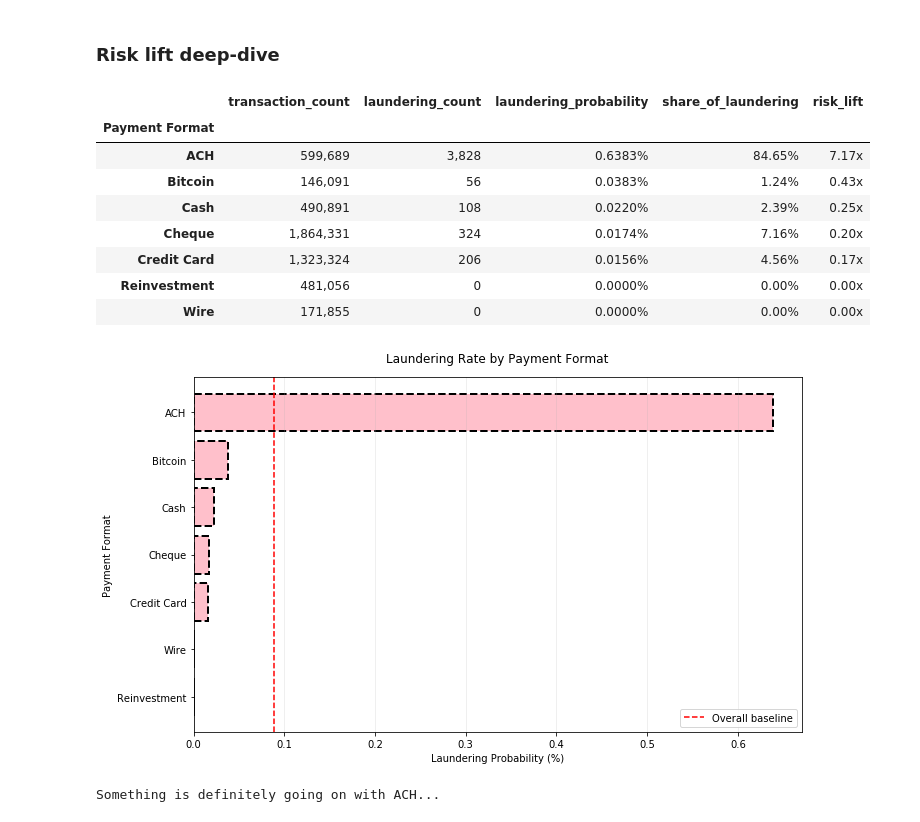
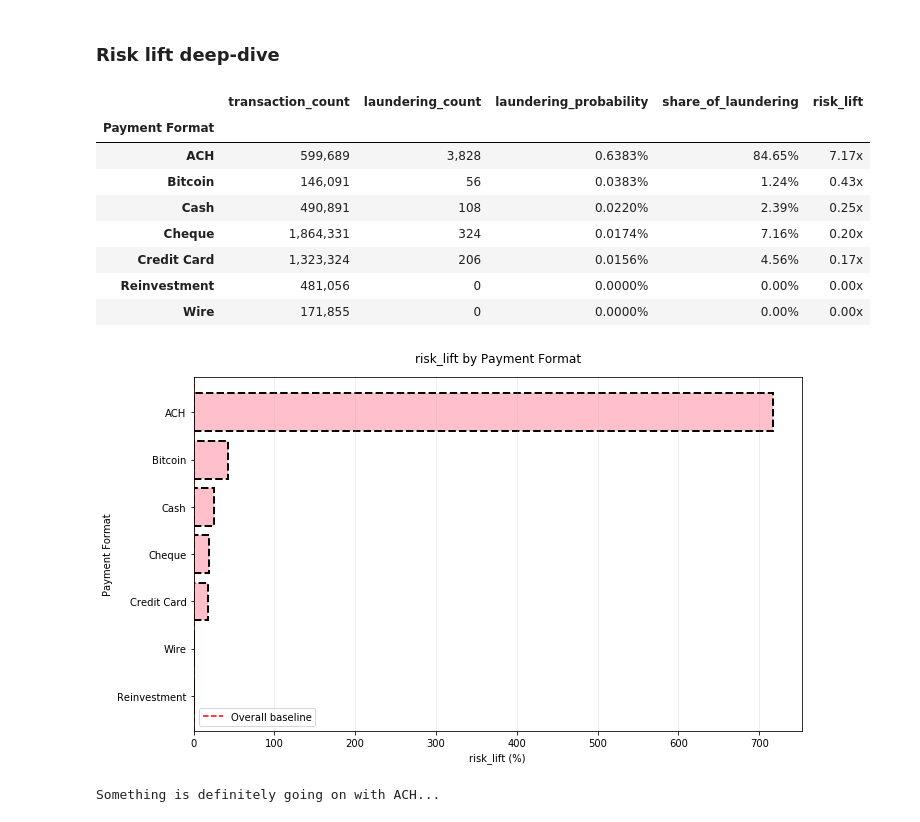
Before and after one commit to JaradBushnellPortfolio/Data-Science-Portfolio, a Jupyter notebook: Finance - IBM AML/03. Actuarial Concepts & AML Risk Analysis.ipynb, the cells around one changed output. Drawn from its saved outputs; the diff is of its cells as text; code cells hidden in the pictures.

```diff
--- a/Finance - IBM AML/03. Actuarial Concepts & AML Risk Analysis.ipynb
+++ b/Finance - IBM AML/03. Actuarial Concepts & AML Risk Analysis.ipynb
@@ -370,47 +370,47 @@ display(payment_risk.style.format({
 fig, ax = plt.subplots(figsize=(10, 6))
 
 plot_data = payment_risk.sort_values(
-    "laundering_probability",
+    "risk_lift",
     ascending=True
 )
 
 ax.barh(
     plot_data.index,
-    plot_data["laundering_probability"] * 100,
+    plot_data["risk_lift"] * 100,
     color="pink",
     edgecolor='black',
     lw=2,
     ls='--'
 )
 
 # Add overall baseline reference line.
 ax.axvline(
     baseline_rate * 100,
     linestyle="--",
     color="red",
     linewidth=1.5,
     label="Overall baseline"
 )
 
-ax.set_title("Laundering Rate by Payment Format", pad=15)
-ax.set_xlabel("Laundering Probability (%)")
+ax.set_title("risk_lift by Payment Format", pad=15)
+ax.set_xlabel("risk_lift (%)")
 ax.set_ylabel("Payment Format")
 ax.legend()
 ax.grid(axis="x", alpha=0.25)
 
 plt.tight_layout()
 plt.show()
 # %% [output]
 |  | transaction_count | laundering_count | laundering_probability | share_of_laundering | risk_lift |
 | Payment Format |  |  |  |  |  |
 | ACH | 599,689 | 3,828 | 0.6383% | 84.65% | 7.17x |
 | Bitcoin | 146,091 | 56 | 0.0383% | 1.24% | 0.43x |
 | Cash | 490,891 | 108 | 0.0220% | 2.39% | 0.25x |
 | Cheque | 1,864,331 | 324 | 0.0174% | 7.16% | 0.20x |
 | Credit Card | 1,323,324 | 206 | 0.0156% | 4.56% | 0.17x |
 | Reinvestment | 481,056 | 0 | 0.0000% | 0.00% | 0.00x |
 | Wire | 171,855 | 0 | 0.0000% | 0.00% | 0.00x |
-[figure, old version]
+[figure, new version]
 # %%
 print("""
 Something is definitely going on with ACH...
```
Also changed, not shown: 6 other files.
